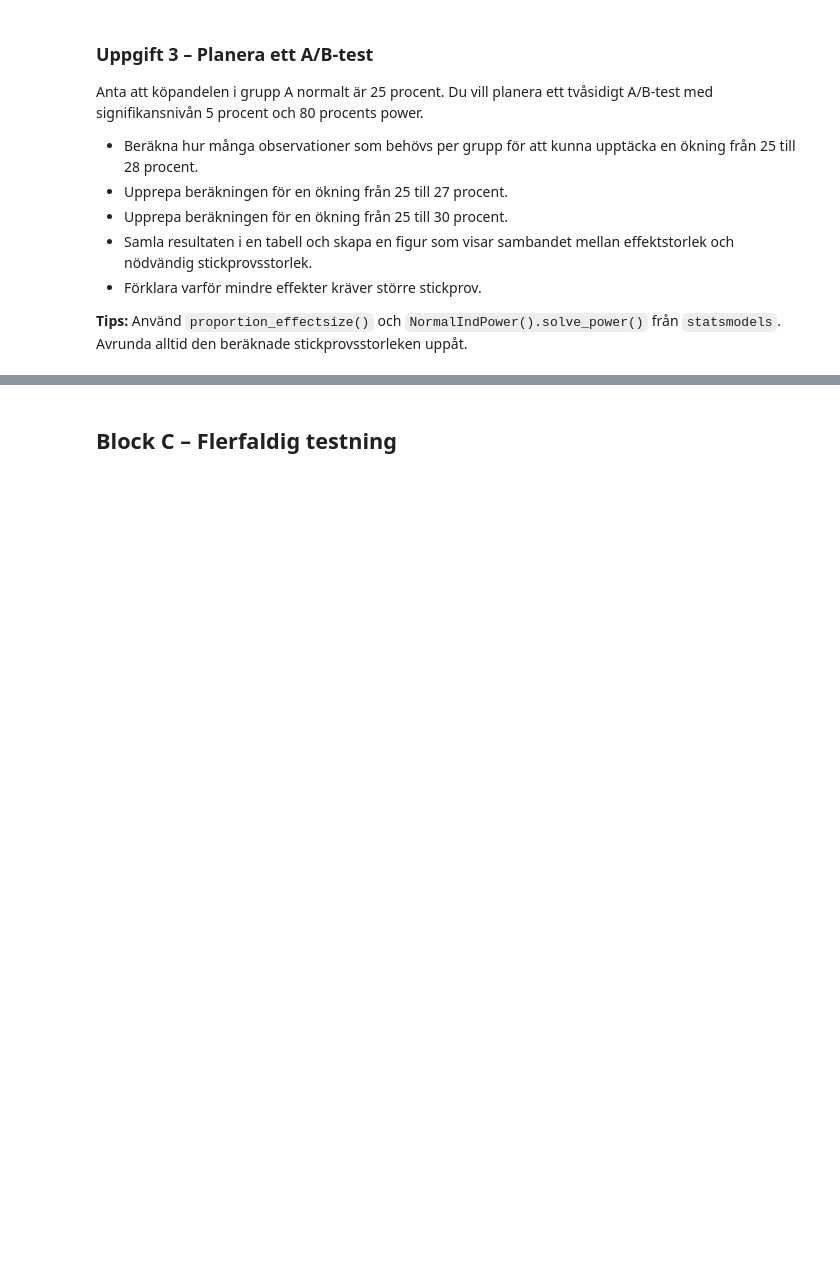
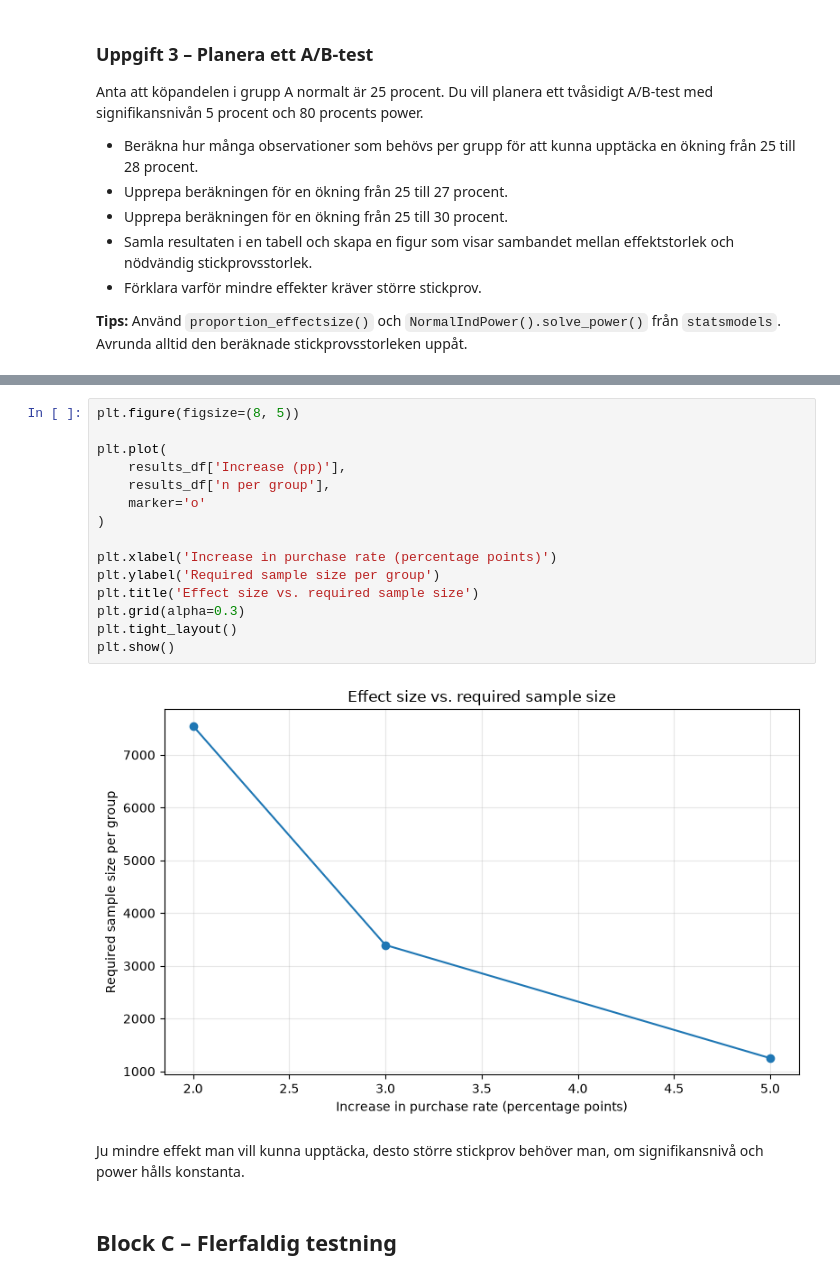
Before and after one commit to Hakan-Fridlund/PYSTDA45-Pythonprogrammering-och-statistisk-dataanalys, a Jupyter notebook: exercises/week7_exercises.ipynb, the cells around one changed output, grey strips where cells are left out. Drawn from its saved outputs; the diff is of its cells as text; blank space fills up the shorter version.

```diff
--- a/exercises/week7_exercises.ipynb
+++ b/exercises/week7_exercises.ipynb
@@ -125,3 +350,22 @@ Anta att köpandelen i grupp A normalt är 25 procent. Du vill planera ett tvås
+# %%
+plt.figure(figsize=(8, 5))
+
+plt.plot(
+    results_df['Increase (pp)'],
+    results_df['n per group'],
+    marker='o'
+)
+
+plt.xlabel('Increase in purchase rate (percentage points)')
+plt.ylabel('Required sample size per group')
+plt.title('Effect size vs. required sample size')
+plt.grid(alpha=0.3)
+plt.tight_layout()
+plt.show()
+# %% [output]
+[figure, added]
+# %% [markdown]
+Ju mindre effekt man vill kunna upptäcka, desto större stickprov behöver man, om signifikansnivå och power hålls konstanta.
 # %% [markdown]
 ## Block C – Flerfaldig testning
 # %% [markdown]
```
Also changed, not shown: parts of 18 cells of this notebook, 1 other file.
